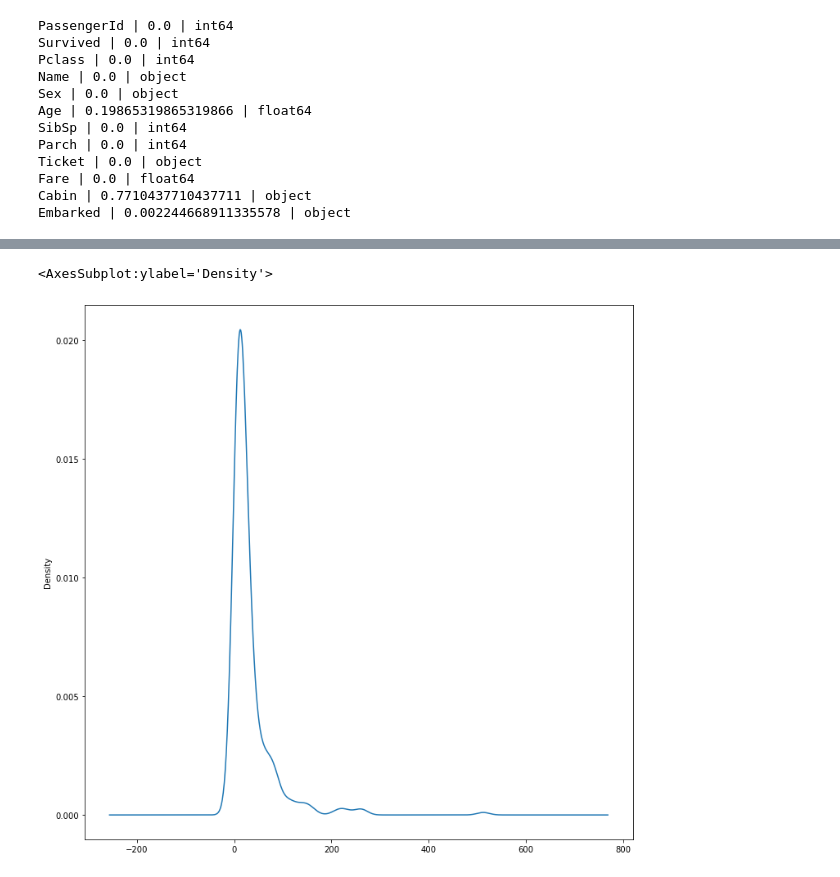
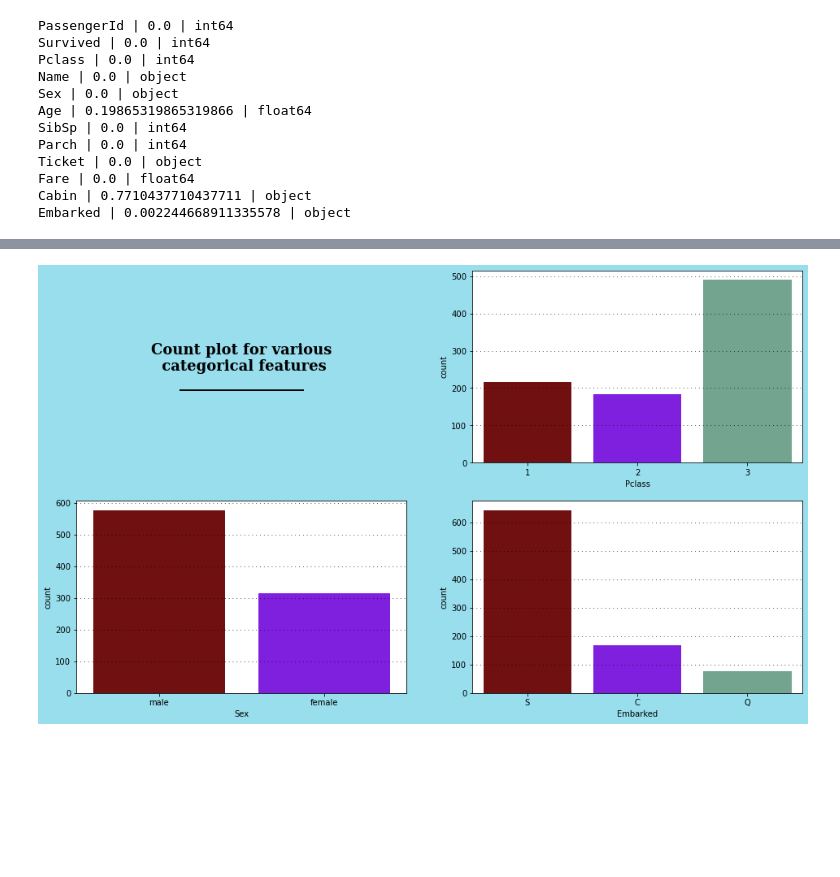
Before and after one commit to Jorgelmh/titanic-data-analysis, a Jupyter notebook: Exploratory Data Analysis.ipynb, the cells around one changed output, grey strips where cells are left out. Saved outputs shown, nothing was run; the diff lists cells and outputs as text; code cells hidden in the pictures; blank space fills up the shorter version.

```diff
--- a/Exploratory Data Analysis.ipynb
+++ b/Exploratory Data Analysis.ipynb
@@ -42,11 +42,10 @@ import pandas as pd
 import matplotlib.pyplot as plt
 import numpy as np
 from scipy import stats
+import seaborn as sns
 
-plt.rcParams['figure.figsize'] = (12,12)
-
-data_set = pd.read_csv("./train.csv")
-n_entries = data_set.shape[0]
+df = pd.read_csv("./train.csv")
+n_entries = df.shape[0]
 # %%
 n_entries
 # %% [output]
@@ -179,5 +97,48 @@ data_set.Survived.value_counts().plot.barh()
-# %%
-data_set.Fare.plot.kde()
-# %% [output]
-<AxesSubplot:ylabel='Density'>
-[figure, removed]
+# %%
+categorical_variables = ['Pclass', 'Sex', 'Embarked']
+numerical_variables = ['Age', 'SibSp', 'Parch', 'Fare']
+
+background = '#98deed'
+palette = ["#800000","#8000ff","#6aac90","#5833ff","#da8829"]
+
+fig = plt.figure(figsize=(16, 20))
+
+fig.patch.set_facecolor(background)
+gs = fig.add_gridspec(4,2)
+
+ax0 = fig.add_subplot(gs[0, 0])
+ax1 = fig.add_subplot(gs[0, 1])
+ax2 = fig.add_subplot(gs[1, 0])
+ax3 = fig.add_subplot(gs[1, 1])
+
+# Plot title
+ax0.spines['bottom'].set_visible(False)
+ax0.spines['top'].set_visible(False)
+ax0.spines['right'].set_visible(False)
+ax0.spines['left'].set_visible(False)
+ax0.tick_params(left=False, bottom=False)
+ax0.set_xticklabels([])
+ax0.set_yticklabels([])
+
+ax0.text(0.5,0.5,
+         'Count plot for various\n categorical features\n_________________',
+         horizontalalignment='center',
+         verticalalignment='center',
+         fontsize=18, fontweight='bold',
+         fontfamily='serif',
+         color="#000000")
+ax0.set_facecolor(background)
+
+# Pclass plot
+sns.countplot(ax=ax1, x='Pclass', data=df, palette=palette, fill=True)
+ax1.grid(color='#000000', linestyle=':', axis='y', zorder=0,  dashes=(1,5))
+
+# Sex plot
+sns.countplot(ax=ax2, x='Sex', data=df, palette=palette, fill=True)
+ax2.grid(color='#000000', linestyle=':', axis='y', zorder=0,  dashes=(1,5))
+
+# Embarked plot
+sns.countplot(ax=ax3, x='Embarked', data=df, palette=palette, fill=True)
+ax3.grid(color='#000000', linestyle=':', axis='y', zorder=0,  dashes=(1,5))
+# %% [output]
+[figure, added]
```
Also changed, not shown: parts of 24 cells of this notebook, 4 other files.
